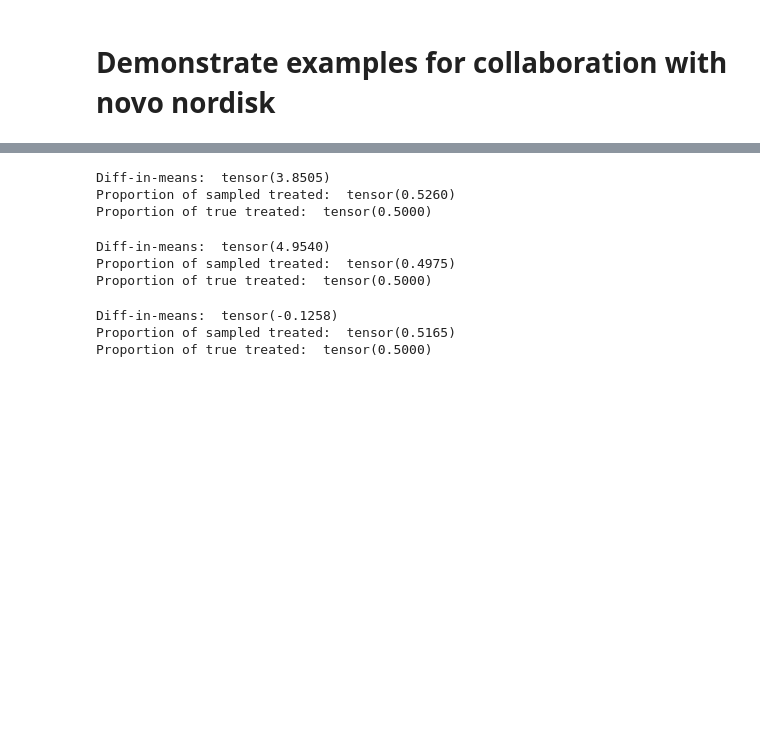
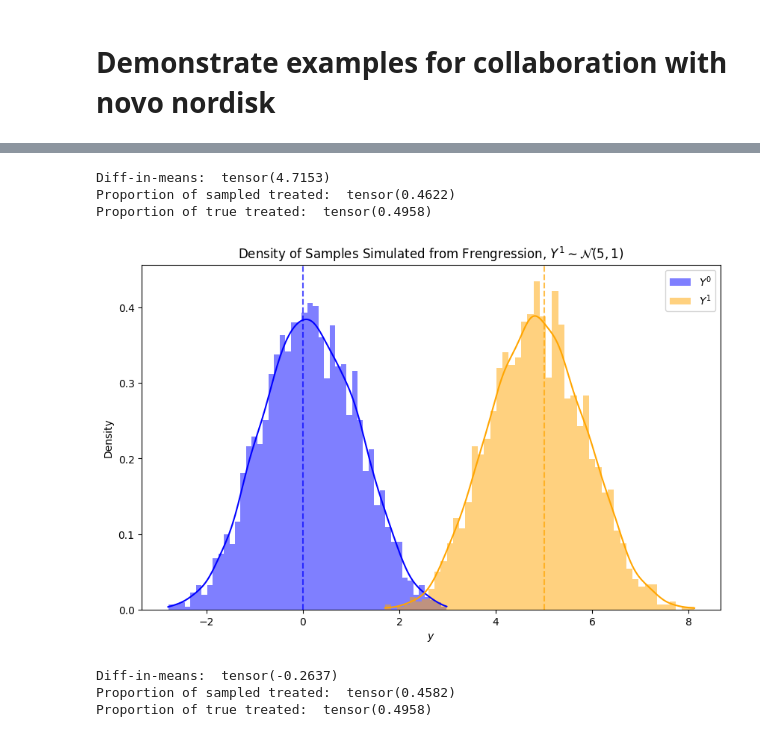
Before and after one commit to xwshen51/frengression, a Jupyter notebook: simulation_novo.ipynb, the cells around one changed output, grey strips where cells are left out. Drawn from its saved outputs; the diff is of its cells as text; code cells hidden in the pictures; blank space fills up the shorter version.

Commit message:
latest test result

```diff
--- a/simulation_novo.ipynb
+++ b/simulation_novo.ipynb
@@ -219,12 +115,6 @@ Warning: covariate dimension does not aligned with the specified input dimension
-# %%
-sampled_x,sampled_y,sampled_z = model.sample_joint(sample_size=1000)
-print('Diff-in-means: ', sampled_y[sampled_x==1].mean()-sampled_y[sampled_x==0].mean())
-print('Proportion of sampled treated: ', (sampled_x==1).sum()/sampled_x.shape[0])
-print('Proportion of true treated: ', (x_tr==1).sum()/x_tr.shape[0])
-# %% [output]
-Diff-in-means:  tensor(3.8505)
-Proportion of sampled treated:  tensor(0.5260)
-Proportion of true treated:  tensor(0.5000)
+# %%
+torch.save(model,"test.pt")
+model=torch.load('test.pt')
 # %%
 class SpecifiedCausalMargin(nn.Module):
     def __init__(self, ate,x_dim):
@@ -242,23 +132,47 @@ margin_module = SpecifiedCausalMargin(ate=5, x_dim = x_tr.shape[1])
 model.specify_causal(causal_margin=margin_module)
 # model.train_y(x_tr, z_tr, y_tr, num_iters=1000, lr=1e-4, print_every_iter=200)
 
-sampled_x,sampled_y,sampled_z = model.sample_joint(sample_size=2000)
-print('Diff-in-means: ', sampled_y[sampled_x==1].mean()-sampled_y[sampled_x==0].mean())
-print('Proportion of sampled treated: ', (sampled_x==1).sum()/sampled_x.shape[0])
+sampled_x_5x,sampled_y_5x,sampled_z_5x = model.sample_joint(sample_size=5000)
+print('Diff-in-means: ', sampled_y_5x[sampled_x_5x==1].mean()-sampled_y_5x[sampled_x_5x==0].mean())
+print('Proportion of sampled treated: ', (sampled_x_5x==1).sum()/sampled_x_5x.shape[0])
 print('Proportion of true treated: ', (x_tr==1).sum()/x_tr.shape[0])
 # %% [output]
-Diff-in-means:  tensor(4.9540)
-Proportion of sampled treated:  tensor(0.4975)
-Proportion of true treated:  tensor(0.5000)
+Diff-in-means:  tensor(4.7153)
+Proportion of sampled treated:  tensor(0.4622)
+Proportion of true treated:  tensor(0.4958)
+# %%
+# Plot histograms and KDE
+plt.figure(figsize=(10, 6))
+
+# Histogram for x0_samples
+sns.histplot(sampled_y_5x[sampled_x_5x==0], kde=True, color='blue', label='$Y^0$', stat="density", bins=50, edgecolor=None, alpha=0.5)
+
+# Histogram for x1_samples
+sns.histplot(sampled_y_5x[sampled_x_5x==1], kde=True, color='orange', label='$Y^1$', stat="density", bins=50, edgecolor=None, alpha=0.5)
+
+# Highlight different supports (if needed)
+# plt.axvline(min(x0_samples), color='blue', linestyle='--', alpha=0.7, label='$Y^0$ suppor end')
+plt.axvline(x=0, color='blue', linestyle='--', alpha=0.7)
+# plt.axvline(min(x1_samples), color='orange', linestyle='--', alpha=0.7, label='$Y^1$ support end')
+plt.axvline(x=5, color='orange', linestyle='--', alpha=0.7)
+
+# Add labels, legend, and title
+plt.xlabel("$y$")
+plt.ylabel("Density")
+plt.title(R"Density of Samples Simulated from Frengression, $Y^1\sim\mathcal{N}(5,1)$")
+plt.legend()
+plt.show()
+# %% [output]
+[figure, added]
 # %%
 margin_module = SpecifiedCausalMargin(ate=0, x_dim = x_tr.shape[1])
 model.specify_causal(causal_margin=margin_module)
 # model.train_y(x_tr, z_tr, y_tr, num_iters=100000, lr=1e-4, print_every_iter=1000)
-sampled_x,sampled_y,sampled_z = model.sample_joint(sample_size=2000)
-print('Diff-in-means: ', sampled_y[sampled_x==1].mean()-sampled_y[sampled_x==0].mean())
-print('Proportion of sampled treated: ', (sampled_x==1).sum()/sampled_x.shape[0])
+sampled_x_0x,sampled_y_0x,sampled_z_0x = model.sample_joint(sample_size=5000)
+print('Diff-in-means: ', sampled_y_0x[sampled_x_0x==1].mean()-sampled_y_0x[sampled_x_0x==0].mean())
+print('Proportion of sampled treated: ', (sampled_x_0x==1).sum()/sampled_x_0x.shape[0])
 print('Proportion of true treated: ', (x_tr==1).sum()/x_tr.shape[0])
 # %% [output]
-Diff-in-means:  tensor(-0.1258)
-Proportion of sampled treated:  tensor(0.5165)
-Proportion of true treated:  tensor(0.5000)
+Diff-in-means:  tensor(-0.2637)
+Proportion of sampled treated:  tensor(0.4582)
+Proportion of true treated:  tensor(0.4958)
```
Also changed, not shown: parts of 29 cells of this notebook, 6 other files.
